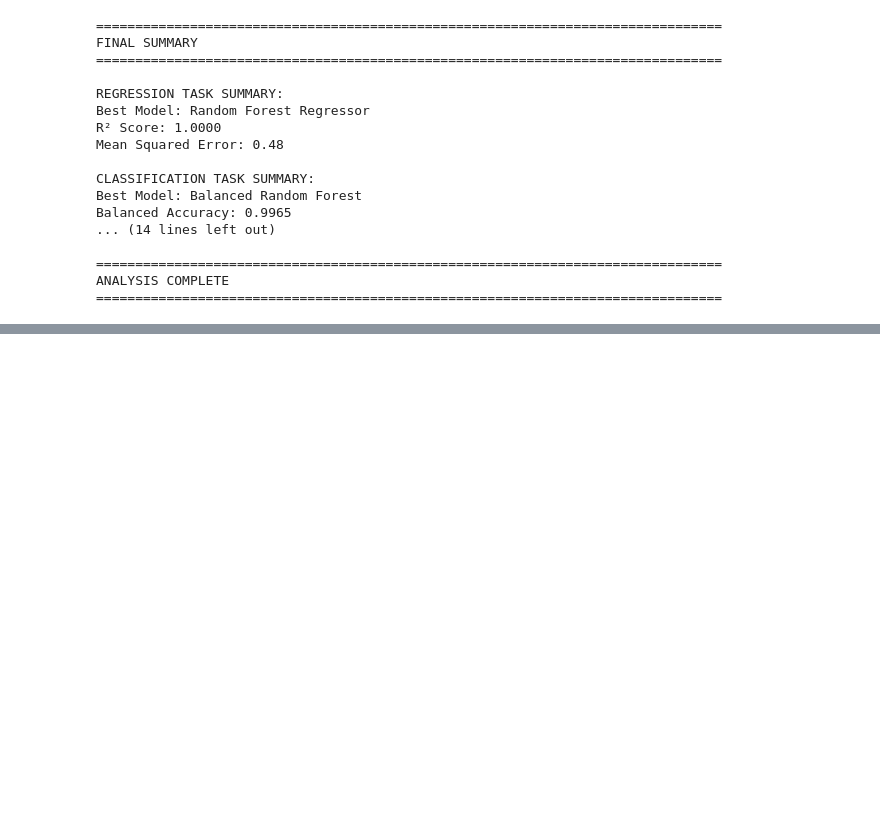
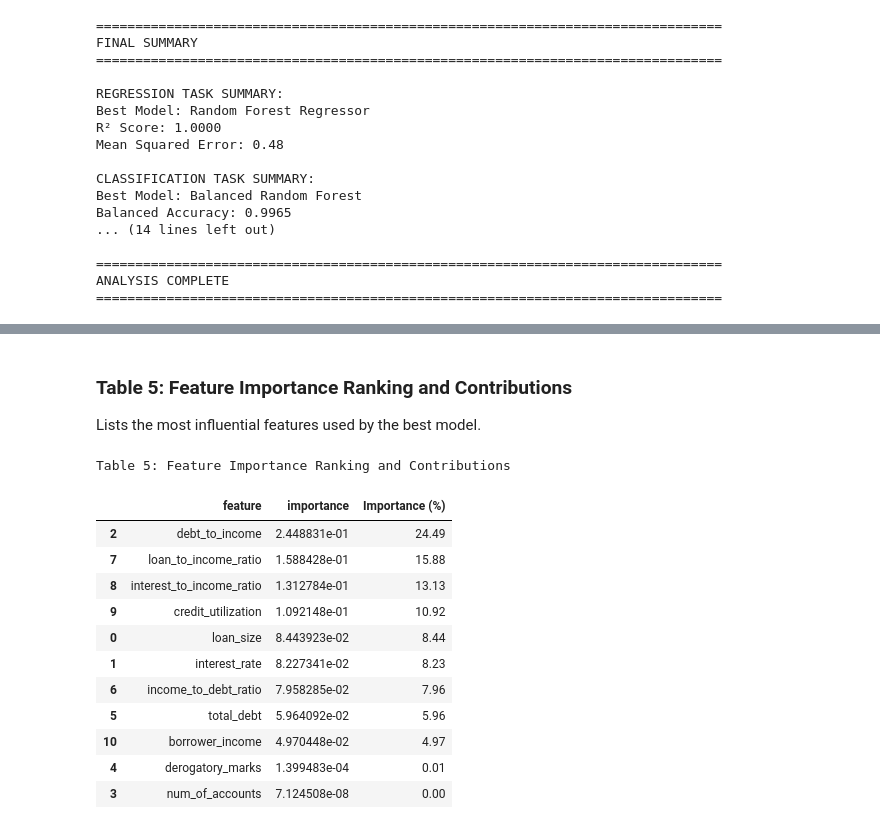
Before and after one commit to Maxwella10/A-Machine-Learning-Approach-to-Loan-Default-Prediction, a Jupyter notebook: loans.ipynb, the cells around one changed output, grey strips where cells are left out. Saved outputs shown, nothing was run; the diff lists cells and outputs as text; code cells hidden in the pictures; blank space fills up the shorter version.

```diff
--- a/loans.ipynb
+++ b/loans.ipynb
@@ -898,0 +977,25 @@ ANALYSIS COMPLETE
+# %% [markdown]
+### Table 5: Feature Importance Ranking and Contributions
+
+Lists the most influential features used by the best model.
+# %%
+# Table 5: Feature Importance Ranking and Contributions
+feature_importance_sorted = feature_importance.copy()
+feature_importance_sorted['Importance (%)'] = (feature_importance_sorted['importance'] / feature_importance_sorted['importance'].sum() * 100).round(2)
+
+print("Table 5: Feature Importance Ranking and Contributions")
+display(feature_importance_sorted)
+# %% [output]
+Table 5: Feature Importance Ranking and Contributions
+|  | feature | importance | Importance (%) |
+| 2 | debt_to_income | 2.448831e-01 | 24.49 |
+| 7 | loan_to_income_ratio | 1.588428e-01 | 15.88 |
+| 8 | interest_to_income_ratio | 1.312784e-01 | 13.13 |
+| 9 | credit_utilization | 1.092148e-01 | 10.92 |
+| 0 | loan_size | 8.443923e-02 | 8.44 |
+| 1 | interest_rate | 8.227341e-02 | 8.23 |
+| 6 | income_to_debt_ratio | 7.958285e-02 | 7.96 |
+| 5 | total_debt | 5.964092e-02 | 5.96 |
+| 10 | borrower_income | 4.970448e-02 | 4.97 |
+| 4 | derogatory_marks | 1.399483e-04 | 0.01 |
+| 3 | num_of_accounts | 7.124508e-08 | 0.00 |
```
Also changed, not shown: parts of 12 cells of this notebook.
